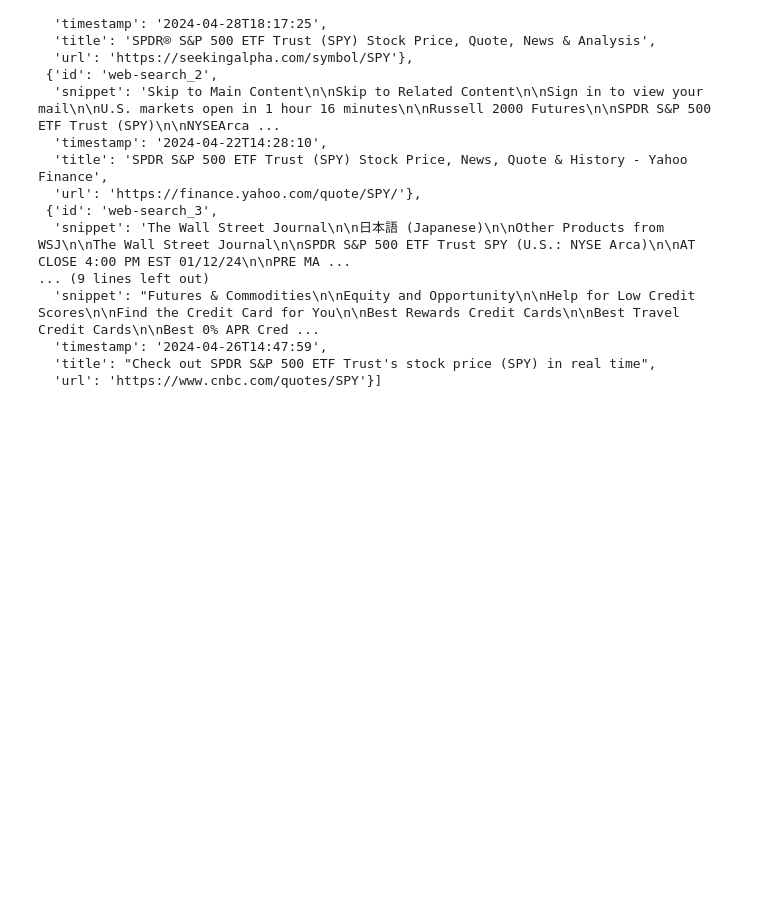
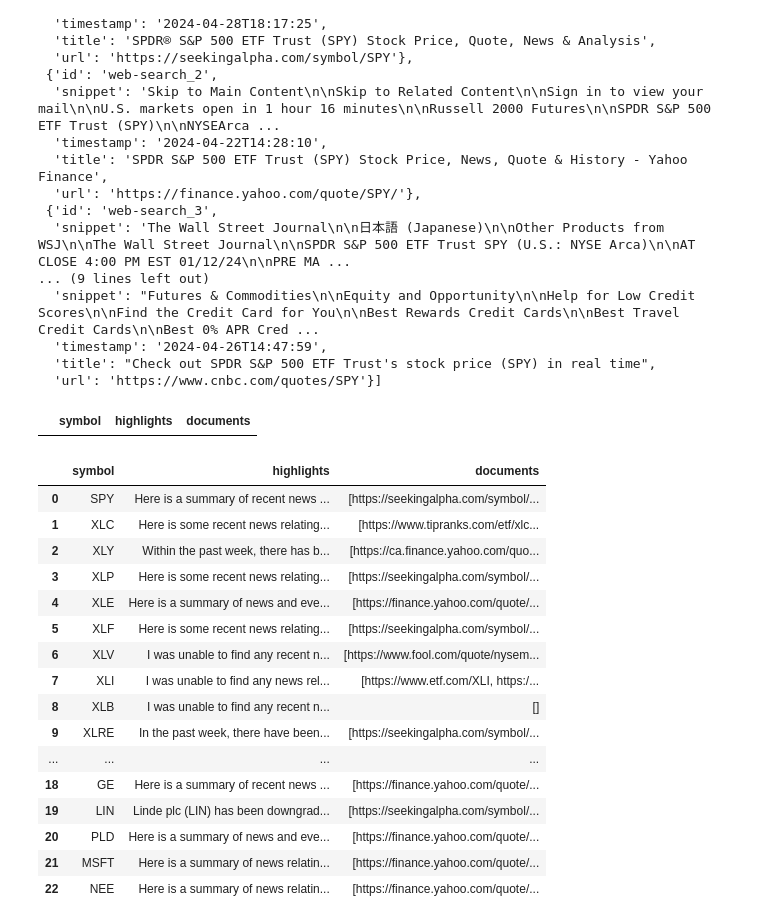
Before and after one commit to vtamprateep/equity-researcher-public, a Jupyter notebook: misc/cohere_sandbox.ipynb, the cells around one changed output. Saved outputs shown, nothing was run; the diff lists cells and outputs as text; code cells hidden in the pictures; blank space fills up the shorter version.

Commit message:
new route to pull summary highlights

```diff
--- a/misc/cohere_sandbox.ipynb
+++ b/misc/cohere_sandbox.ipynb
@@ -78,3 +79,35 @@ text_doc_dict["SPY"]["documents"]
   'timestamp': '2024-04-26T14:47:59',
   'title': "Check out SPDR S&P 500 ETF Trust's stock price (SPY) in real time",
   'url': 'https://www.cnbc.com/quotes/SPY'}]
+# %%
+df_symbol_highlights = pd.DataFrame(columns=["symbol", "highlights", "documents"])
+df_symbol_highlights
+# %% [output]
+|  | symbol | highlights | documents |
+# %%
+for k, v in text_doc_dict.items():
+    new_row = dict()
+    new_row["symbol"] = k
+    new_row["highlights"] = v["text"]
+    new_row["documents"] = [entry["url"] for entry in v["documents"]]
+    df_symbol_highlights = df_symbol_highlights.append(new_row, ignore_index=True)
+
+df_symbol_highlights
+# %% [output]
+|  | symbol | highlights | documents |
+| 0 | SPY | Here is a summary of recent news ... | [https://seekingalpha.com/symbol/... |
+| 1 | XLC | Here is some recent news relating... | [https://www.tipranks.com/etf/xlc... |
+| 2 | XLY | Within the past week, there has b... | [https://ca.finance.yahoo.com/quo... |
+| 3 | XLP | Here is some recent news relating... | [https://seekingalpha.com/symbol/... |
+| 4 | XLE | Here is a summary of news and eve... | [https://finance.yahoo.com/quote/... |
+| 5 | XLF | Here is some recent news relating... | [https://seekingalpha.com/symbol/... |
+| 6 | XLV | I was unable to find any recent n... | [https://www.fool.com/quote/nysem... |
+| 7 | XLI | I was unable to find any news rel... | [https://www.etf.com/XLI, https:/... |
+| 8 | XLB | I was unable to find any recent n... | [] |
+| 9 | XLRE | In the past week, there have been... | [https://seekingalpha.com/symbol/... |
+| ... | ... | ... | ... |
+| 18 | GE | Here is a summary of recent news ... | [https://finance.yahoo.com/quote/... |
+| 19 | LIN | Linde plc (LIN) has been downgrad... | [https://seekingalpha.com/symbol/... |
+| 20 | PLD | Here is a summary of news and eve... | [https://finance.yahoo.com/quote/... |
+| 21 | MSFT | Here is a summary of news relatin... | [https://finance.yahoo.com/quote/... |
+| 22 | NEE | Here is a summary of news relatin... | [https://finance.yahoo.com/quote/... |
```
Also changed, not shown: parts of 4 cells of this notebook, 8 other files.
